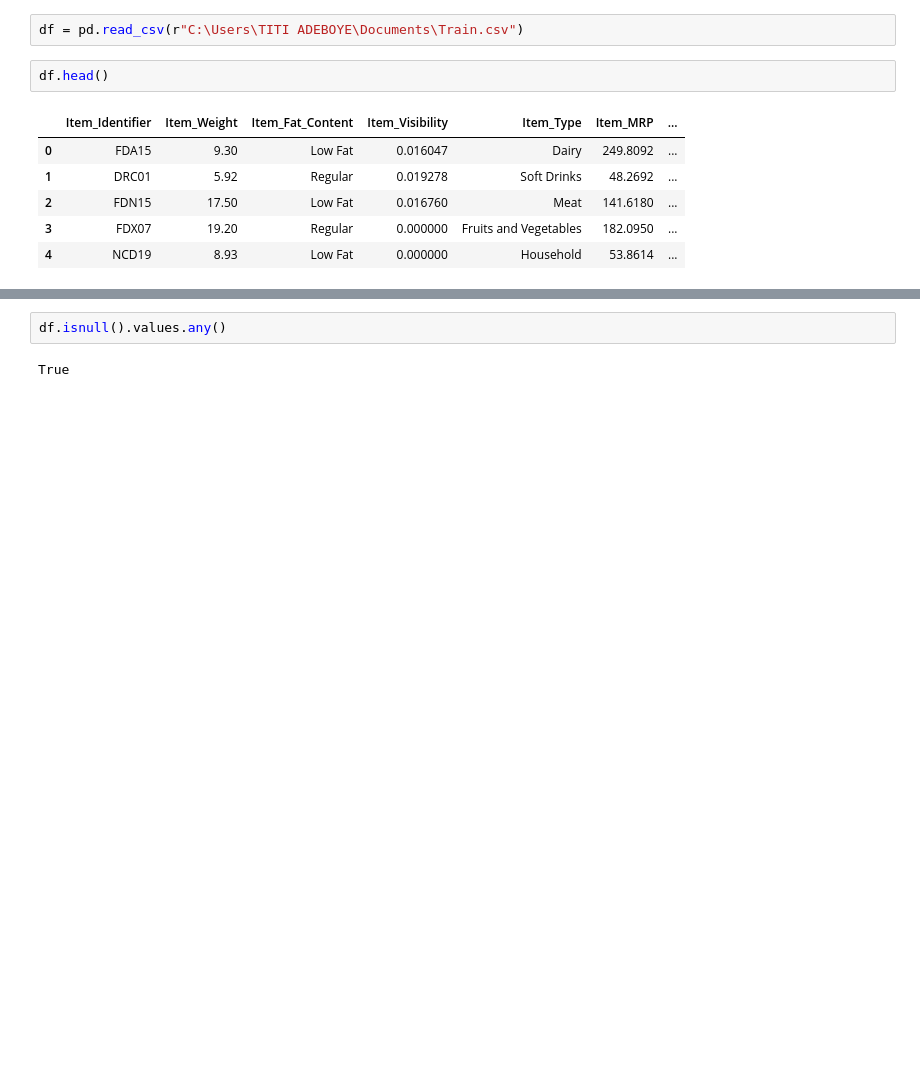
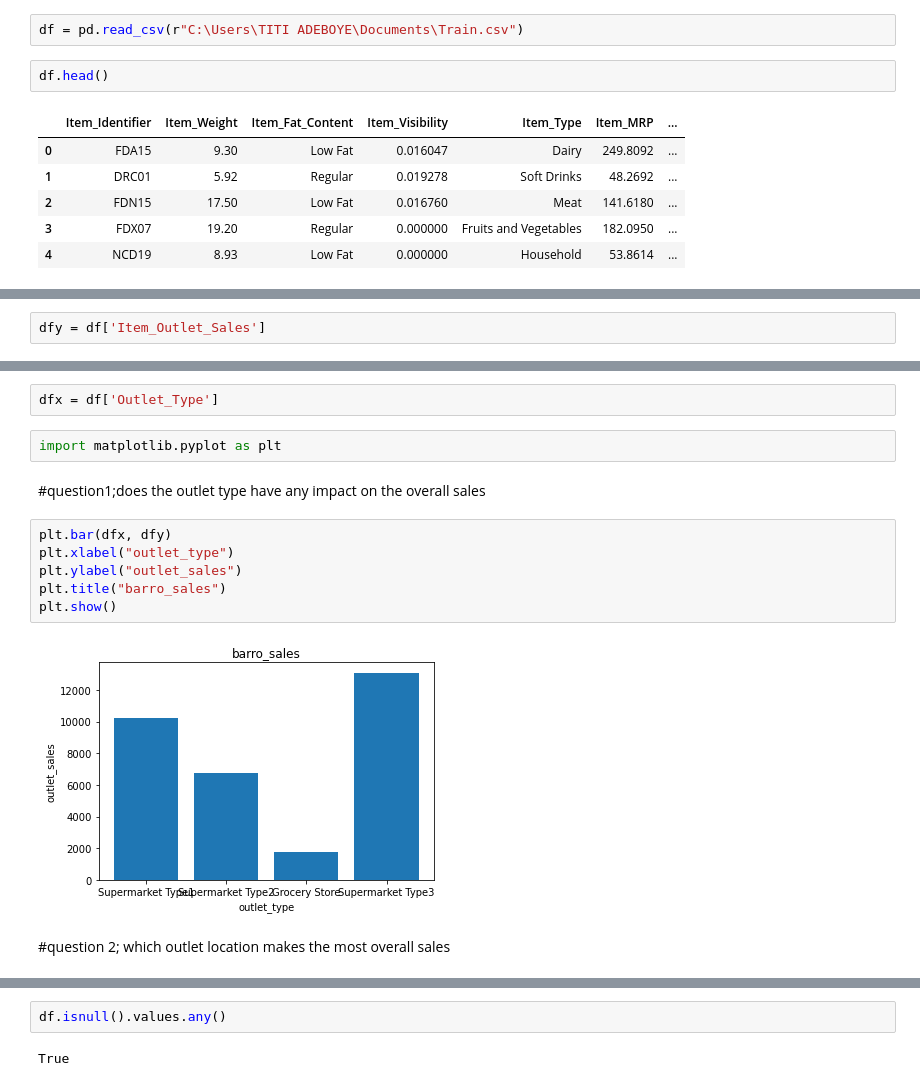
Before and after one commit to Hamzatremilekun/project-assignment, a Jupyter notebook: my tech project.ipynb, the cells around one changed output, grey strips where cells are left out. Drawn from its saved outputs; the diff is of its cells as text; blank space fills up the shorter version.

```diff
--- a/my tech project.ipynb
+++ b/my tech project.ipynb
@@ -31,0 +47,2 @@ df.head()
+# %%
+dfy = df['Item_Outlet_Sales']
@@ -31,0 +64,16 @@ df.head()
+# %%
+dfx = df['Outlet_Type']
+# %%
+import matplotlib.pyplot as plt
+# %% [markdown]
+#question1;does the outlet type have any impact on the overall sales
+# %%
+plt.bar(dfx, dfy)
+plt.xlabel("outlet_type")
+plt.ylabel("outlet_sales")
+plt.title("barro_sales")
+plt.show()
+# %% [output]
+[figure, added]
+# %% [markdown]
+#question 2; which outlet location makes the most overall sales
```
Also changed, not shown: parts of 36 cells of this notebook.
